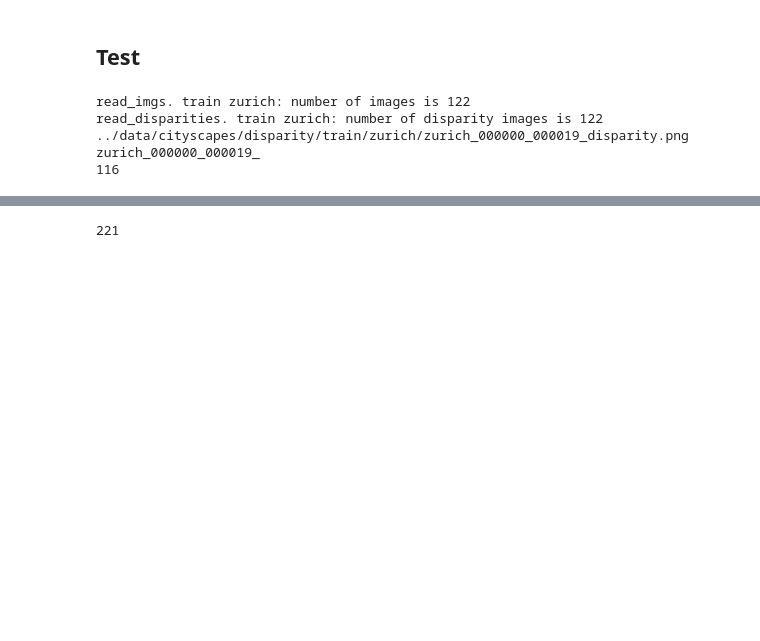
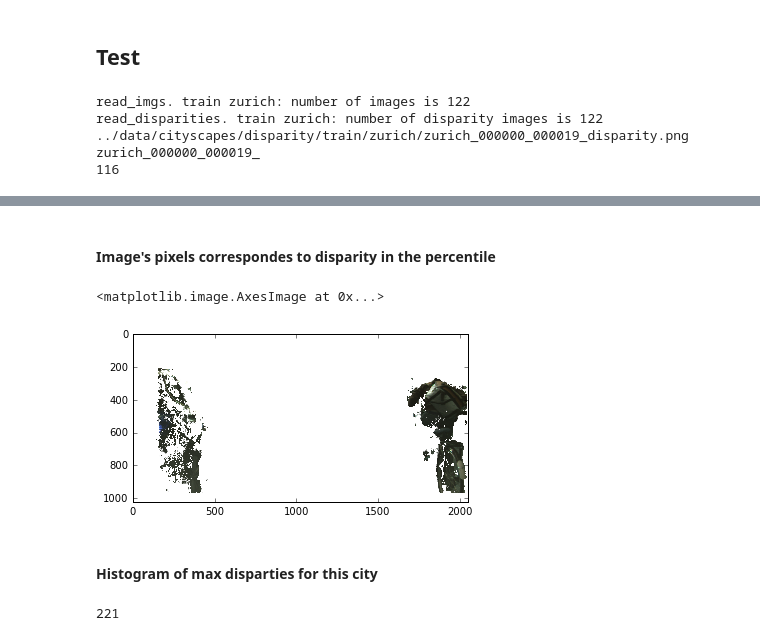
Before and after one commit to Avidereta/dl_project, a Jupyter notebook: preprocess_cityscapes.ipynb, the cells around one changed output, grey strips where cells are left out. Cells and saved outputs as stored; diff of their text form; code cells hidden in the pictures; blank space fills up the shorter version.

```diff
--- a/preprocess_cityscapes.ipynb
+++ b/preprocess_cityscapes.ipynb
@@ -139,3 +147,14 @@ plt.imshow(res)
+# %% [markdown]
+#### Image's pixels correspondes to disparity in the percentile
+# %%
+img_perc = img.copy()
+img_perc[disp < np.percentile(disp, 90)] = 255
+plt.imshow(img_perc)
+# %% [output]
+<matplotlib.image.AxesImage at 0x...>
+[figure, added]
+# %% [markdown]
+#### Histogram of max disparties for this city
 # %%
 max_disps = []
 print len(disp_imgs)
```
Also changed, not shown: parts of 5 cells of this notebook.
